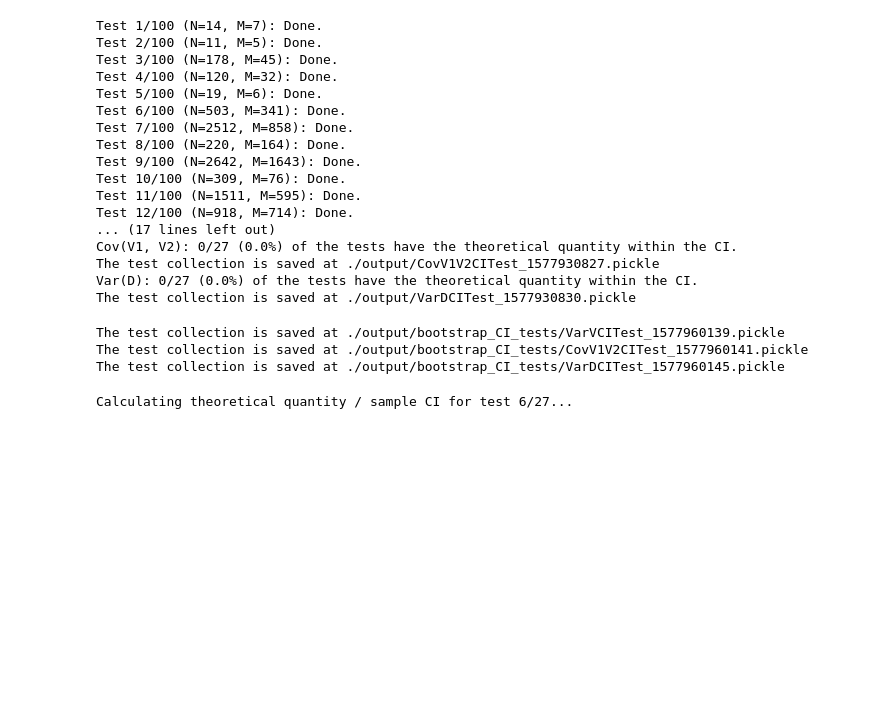
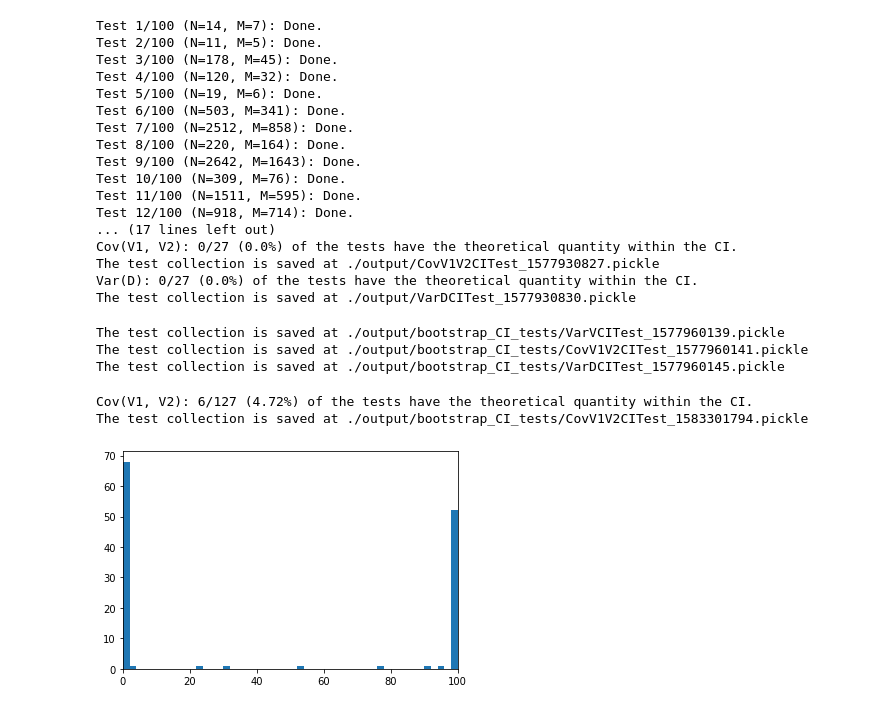
Before and after one commit to liuchbryan/ranking_under_lower_uncertainty, a Jupyter notebook: bootstrap_CI_tests_analysis.ipynb, the cells around one changed output. Saved outputs shown, nothing was run; the diff lists cells and outputs as text; code cells hidden in the pictures; blank space fills up the shorter version.

```diff
--- a/bootstrap_CI_tests_analysis.ipynb
+++ b/bootstrap_CI_tests_analysis.ipynb
@@ -174,17 +174,34 @@ for bootstrap_test_collection in bootstrap_test_collections:
 The test collection is saved at ./output/bootstrap_CI_tests/VarVCITest_1577960139.pickle
 The test collection is saved at ./output/bootstrap_CI_tests/CovV1V2CITest_1577960141.pickle
 The test collection is saved at ./output/bootstrap_CI_tests/VarDCITest_1577960145.pickle
-# %%
-examples = find_all_tests_in_same_category(VarVCITest(sigma_sq_1=0.5**2), in_dir='./output/bootstrap_CI_tests/')
-for test in examples:
-    test.theoretical_quantity_cache = None
-
-print_test_collection_result(examples)
-# %% [output]
-Calculating theoretical quantity / sample CI for test 6/27...
 # %%
 theoretical_sample_percentile = [test.theoretical_quantity_sample_percentile() for test in examples]
 # %%
 plt.hist(theoretical_sample_percentile, bins=range(0, 105, 5))
 plt.xlim(0, 100)
 plt.show()
+# %%
+cov_V1_V2_tests = find_all_tests_in_same_category(CovV1V2CITest(sigma_sq_1=0.5**2),
+                                                  in_dir='./output/bootstrap_CI_tests/')
+
+for test in cov_V1_V2_tests:
+    test.theoretical_quantity_cache = None
+
+print_test_collection_result(cov_V1_V2_tests)
+
+save_test_collection(cov_V1_V2_tests, in_dir="./output/bootstrap_CI_tests/")
+# %% [output]
+Cov(V1, V2): 6/127 (4.72%) of the tests have the theoretical quantity within the CI.
+The test collection is saved at ./output/bootstrap_CI_tests/CovV1V2CITest_1583301794.pickle
+# %%
+test_collection = cov_V1_V2_tests
+
+theoretical_quantity_percentiles = [
+    test.theoretical_quantity_sample_percentile()
+    for test in test_collection]
+
+plt.hist(theoretical_quantity_percentiles, bins=range(0, 102, 2))
+plt.xlim(0, 100)
+plt.show()
+# %% [output]
+[figure, added]
```
Also changed, not shown: parts of 1 cell of this notebook, 8 other files.
